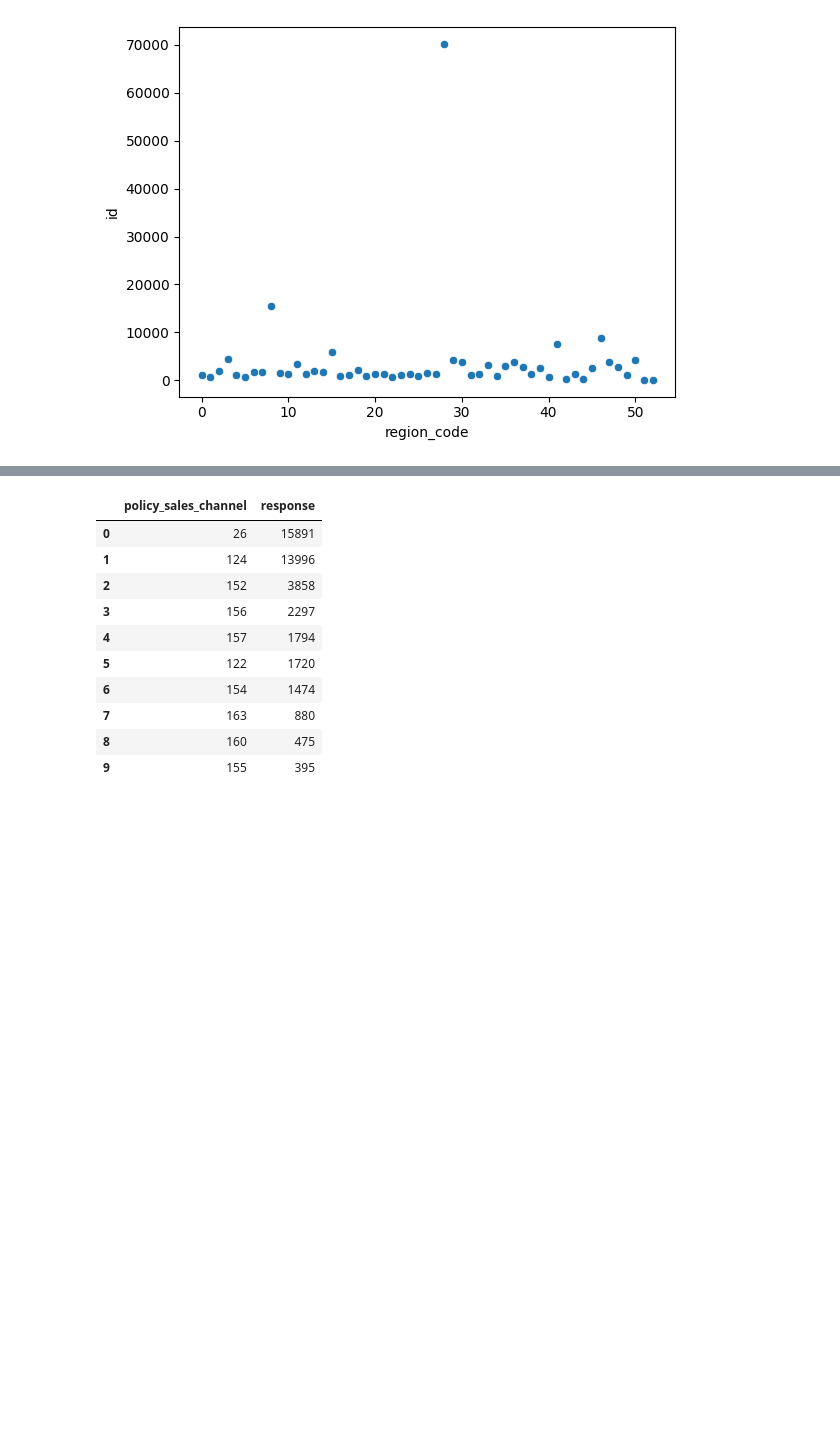
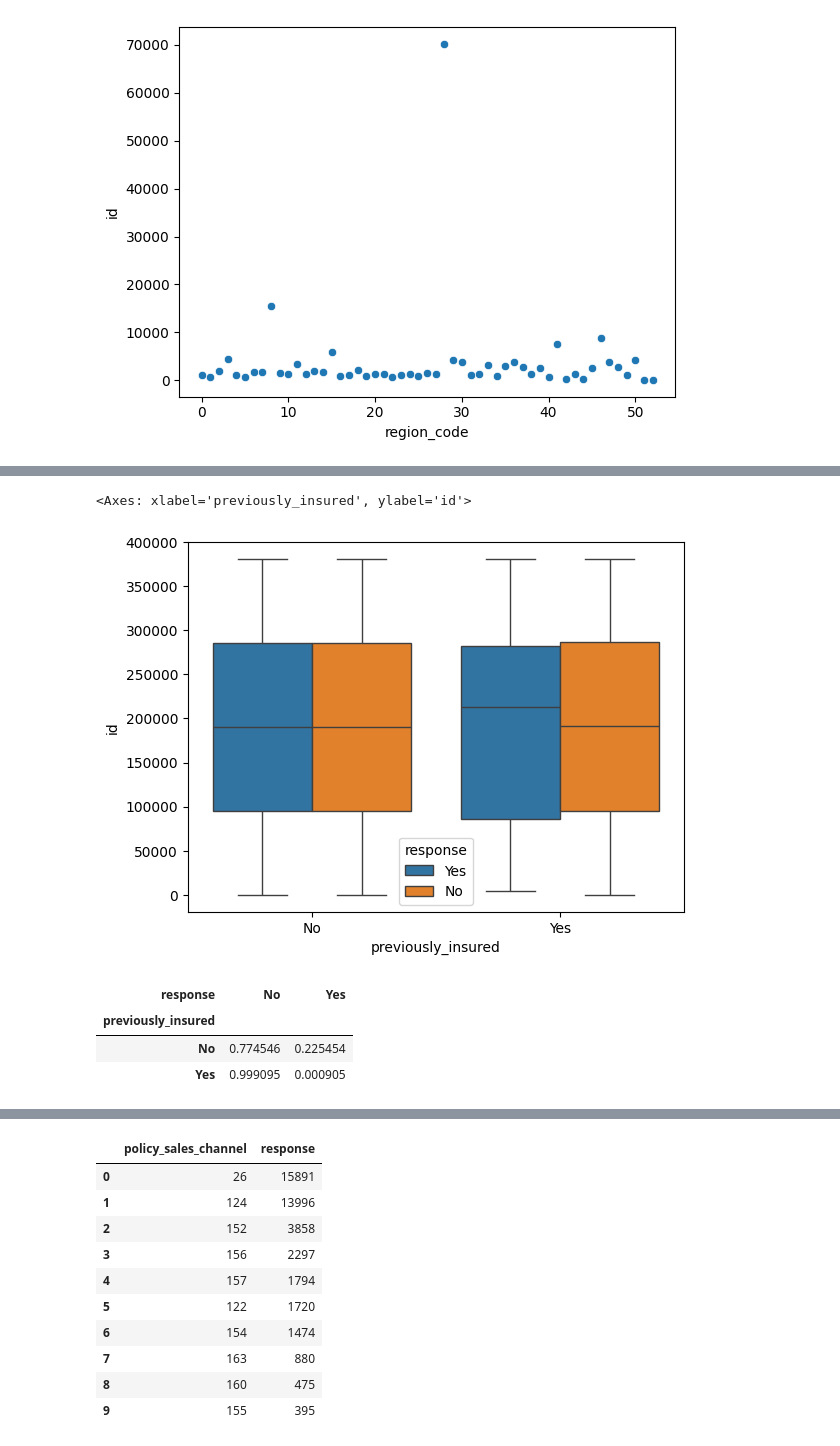
Before and after one commit to iury-repo/health_insurance_cs, a Jupyter notebook: notebooks/1.01-ims-data-exploration.ipynb, the cells around one changed output, grey strips where cells are left out. Drawn from its saved outputs; the diff is of its cells as text; code cells hidden in the pictures; blank space fills up the shorter version.

```diff
--- a/notebooks/1.01-ims-data-exploration.ipynb
+++ b/notebooks/1.01-ims-data-exploration.ipynb
@@ -130,2 +130,14 @@ sns.lineplot(data=df_aux2, x='age', y='id')
+# %%
+sns.boxplot(data=df_eda, x='previously_insured', y='id', hue='response')
+# %% [output]
+<Axes: xlabel='previously_insured', ylabel='id'>
+[figure, added]
+# %%
+pd.crosstab(df_eda['previously_insured'], df_eda['response']).apply(lambda x: x / x.sum(), axis= 1)
+# %% [output]
+| response | No | Yes |
+| previously_insured |  |  |
+| No | 0.774546 | 0.225454 |
+| Yes | 0.999095 | 0.000905 |
 # %%
 # vehicle_age
```
Also changed, not shown: parts of 13 cells of this notebook.
